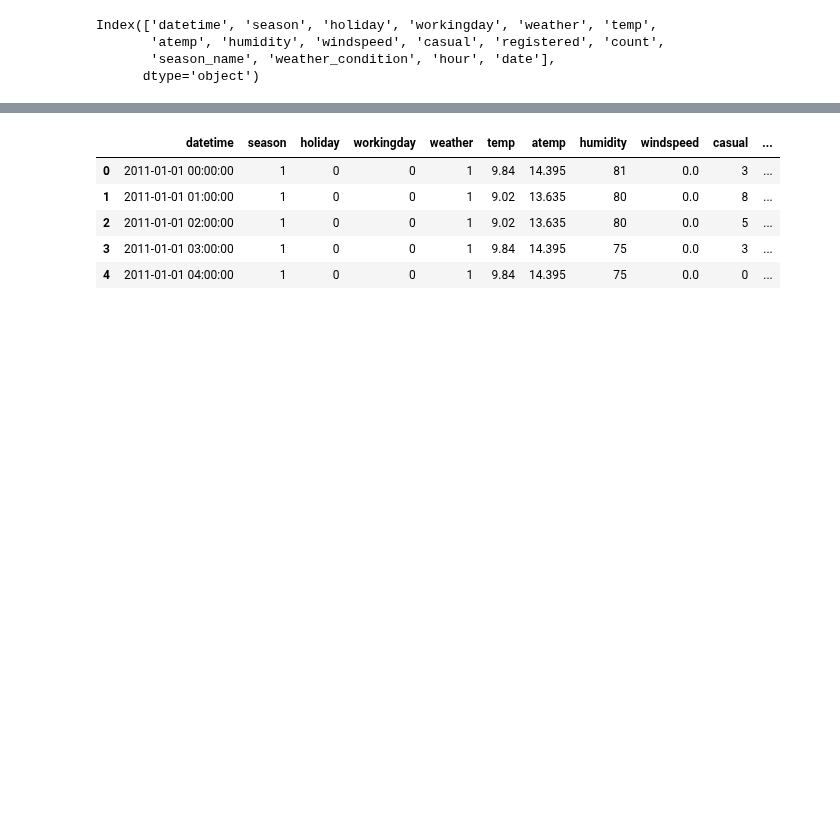
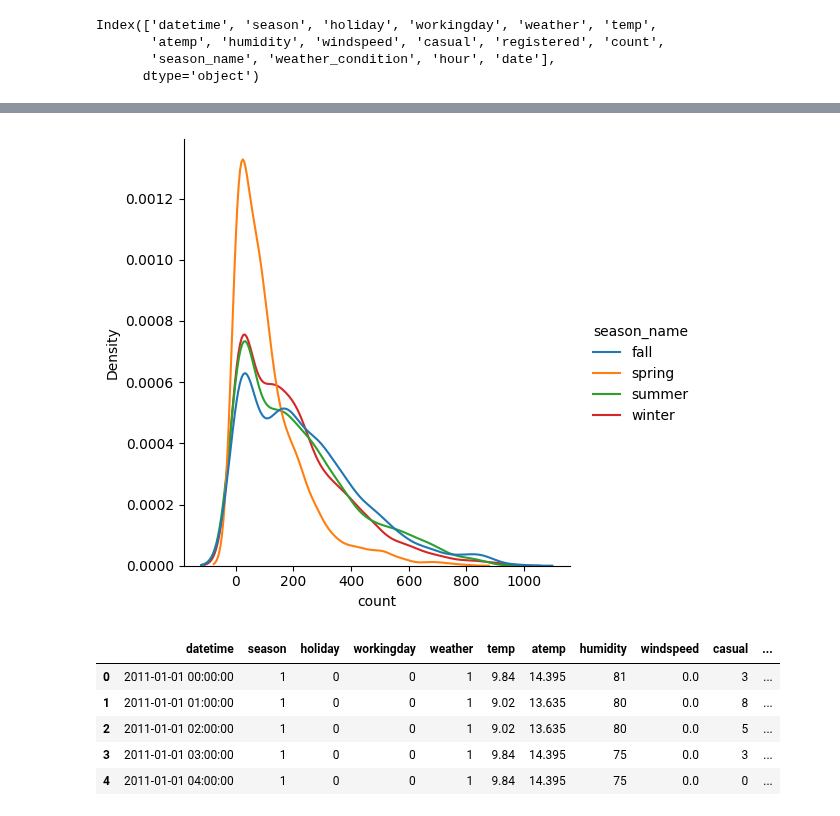
Before and after one commit to trehansalil/yulu_data_analysis, a Jupyter notebook: data_analysis.ipynb, the cells around one changed output, grey strips where cells are left out. Cells and saved outputs as stored; diff of their text form; code cells hidden in the pictures; blank space fills up the shorter version.

```diff
--- a/data_analysis.ipynb
+++ b/data_analysis.ipynb
@@ -266,3 +303,8 @@ Index(['datetime', 'season', 'holiday', 'workingday', 'weather', 'temp',
+# %%
+sns.displot(data=df, hue='season_name', x='count', kind ='kde')
+plt.show()
+# %% [output]
+[figure, added]
 # %%
 df.head()
 # %% [output]
```
Also changed, not shown: parts of 8 cells of this notebook.
